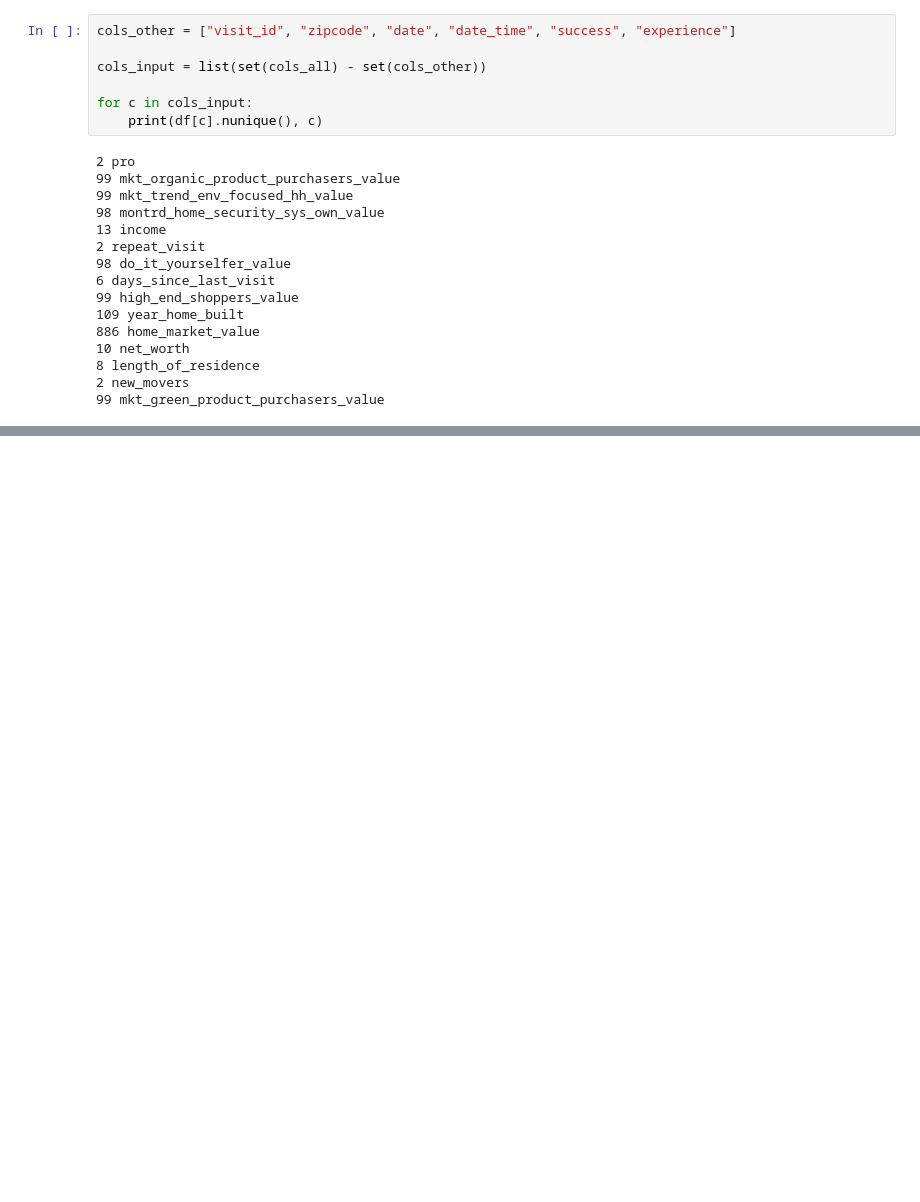
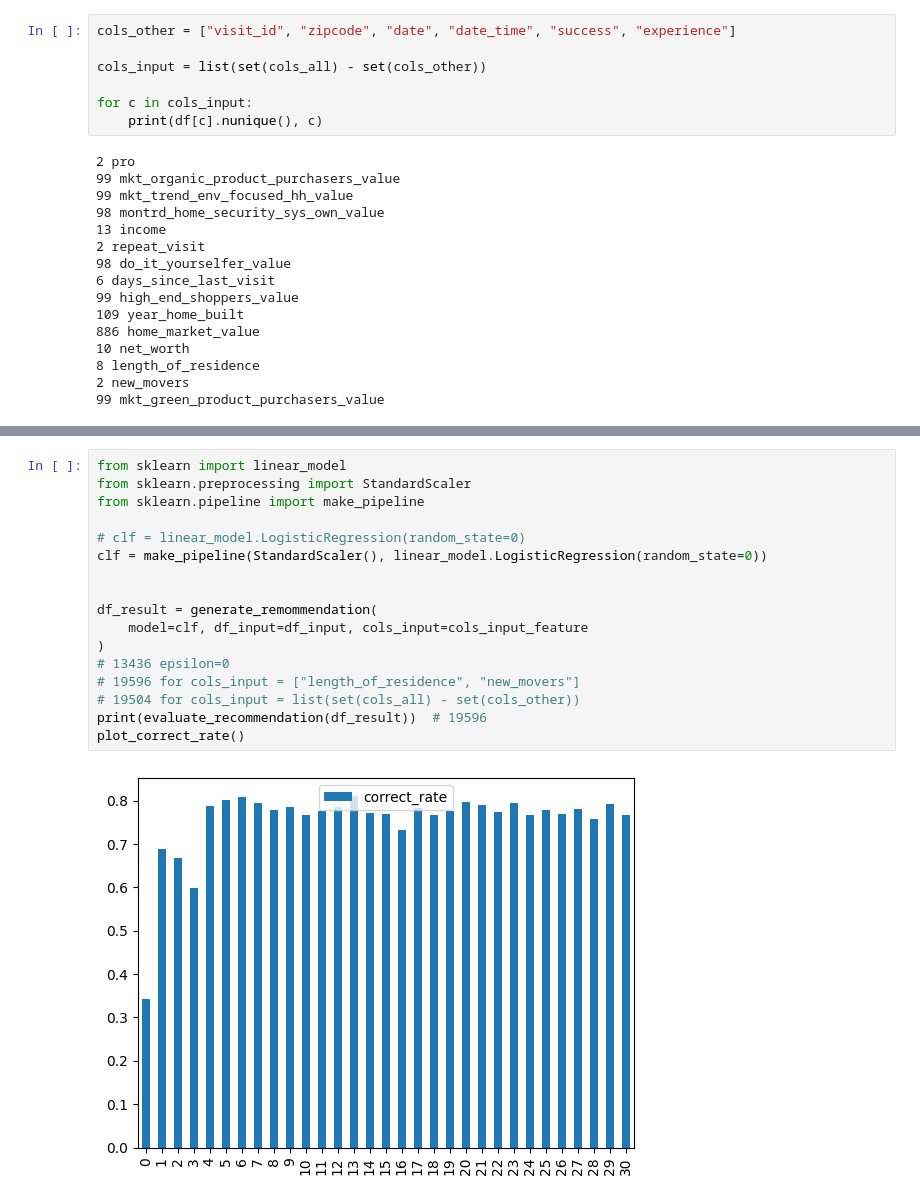
Before and after one commit to ykaitao/reinforcement-learning-for-recommendation, a Jupyter notebook: notebooks/multi-armed-bandit.ipynb, the cells around one changed output, grey strips where cells are left out. Saved outputs shown, nothing was run; the diff lists cells and outputs as text; blank space fills up the shorter version.

```diff
--- a/notebooks/multi-armed-bandit.ipynb
+++ b/notebooks/multi-armed-bandit.ipynb
@@ -347,3 +418,22 @@ df_input
+# %%
+from sklearn import linear_model
+from sklearn.preprocessing import StandardScaler
+from sklearn.pipeline import make_pipeline
+
+# clf = linear_model.LogisticRegression(random_state=0)
+clf = make_pipeline(StandardScaler(), linear_model.LogisticRegression(random_state=0))
+
+
+df_result = generate_remommendation(
+    model=clf, df_input=df_input, cols_input=cols_input_feature
+)
+# 13436 epsilon=0
+# 19596 for cols_input = ["length_of_residence", "new_movers"]
+# 19504 for cols_input = list(set(cols_all) - set(cols_other))
+print(evaluate_recommendation(df_result))  # 19596
+plot_correct_rate()
+# %% [output]
+[figure, added]
 # %%
 from typing import List
 from datetime import timedelta
```
Also changed, not shown: parts of 6 cells of this notebook, 2 other files.
